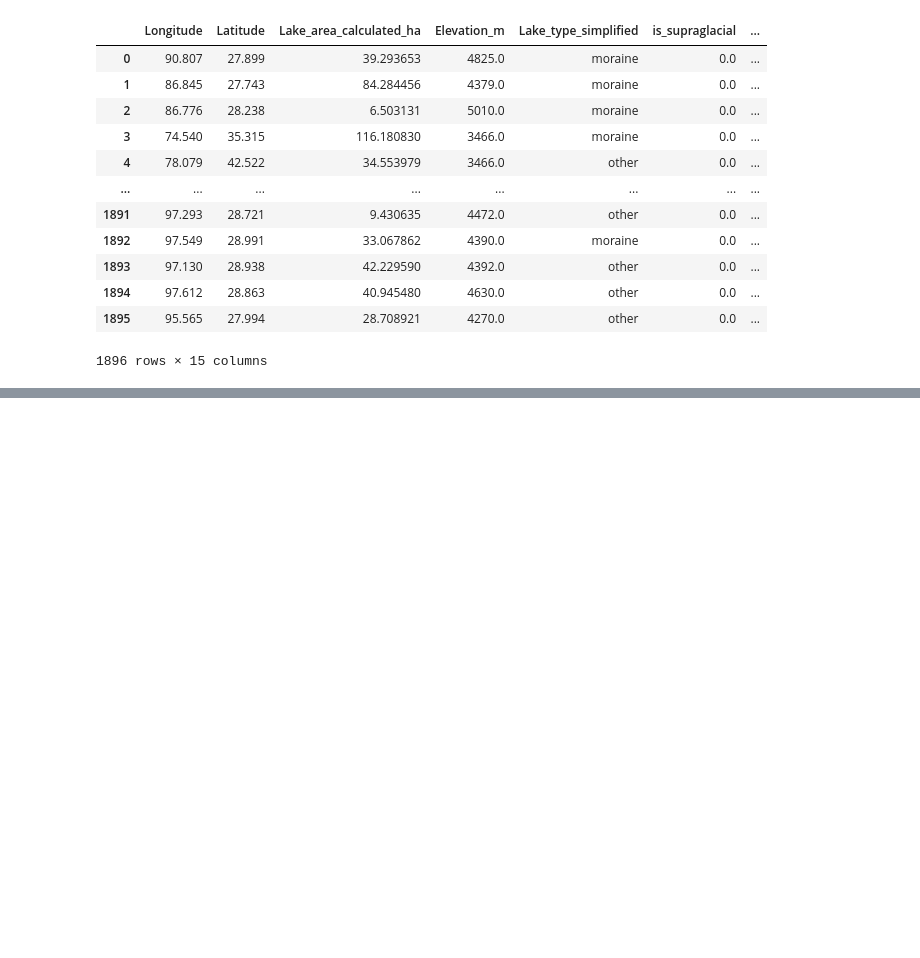
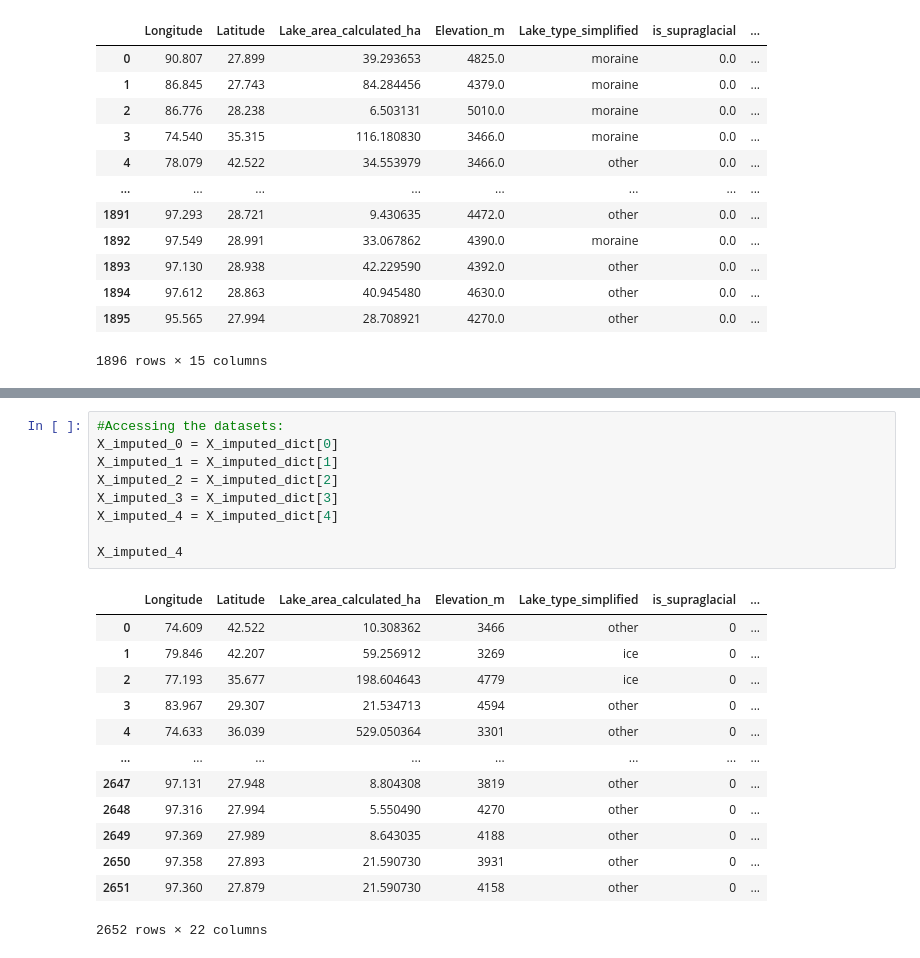
Before and after one commit to SoulNims/GLOF_Risk_ML_Pipeline, a Jupyter notebook: Notebooks/MLcrashcourse.ipynb, the cells around one changed output, grey strips where cells are left out. Saved outputs shown, nothing was run; the diff lists cells and outputs as text; blank space fills up the shorter version.

Commit message:
mice implementation on original dataset

```diff
--- a/Notebooks/MLcrashcourse.ipynb
+++ b/Notebooks/MLcrashcourse.ipynb
@@ -803,0 +940,23 @@ final_df
+# %%
+#Accessing the datasets:
+X_imputed_0 = X_imputed_dict[0]
+X_imputed_1 = X_imputed_dict[1]
+X_imputed_2 = X_imputed_dict[2]
+X_imputed_3 = X_imputed_dict[3]
+X_imputed_4 = X_imputed_dict[4]
+
+X_imputed_4
+# %% [output]
+|  | Longitude | Latitude | Lake_area_calculated_ha | Elevation_m | Lake_type_simplified | is_supraglacial | ... |
+| 0 | 74.609 | 42.522 | 10.308362 | 3466 | other | 0 | ... |
+| 1 | 79.846 | 42.207 | 59.256912 | 3269 | ice | 0 | ... |
+| 2 | 77.193 | 35.677 | 198.604643 | 4779 | ice | 0 | ... |
+| 3 | 83.967 | 29.307 | 21.534713 | 4594 | other | 0 | ... |
+| 4 | 74.633 | 36.039 | 529.050364 | 3301 | other | 0 | ... |
+| ... | ... | ... | ... | ... | ... | ... | ... |
+| 2647 | 97.131 | 27.948 | 8.804308 | 3819 | other | 0 | ... |
+| 2648 | 97.316 | 27.994 | 5.550490 | 4270 | other | 0 | ... |
+| 2649 | 97.369 | 27.989 | 8.643035 | 4188 | other | 0 | ... |
+| 2650 | 97.358 | 27.893 | 21.590730 | 3931 | other | 0 | ... |
+| 2651 | 97.360 | 27.879 | 21.590730 | 4158 | other | 0 | ... |
+2652 rows × 22 columns
```
Also changed, not shown: parts of 8 cells of this notebook.
